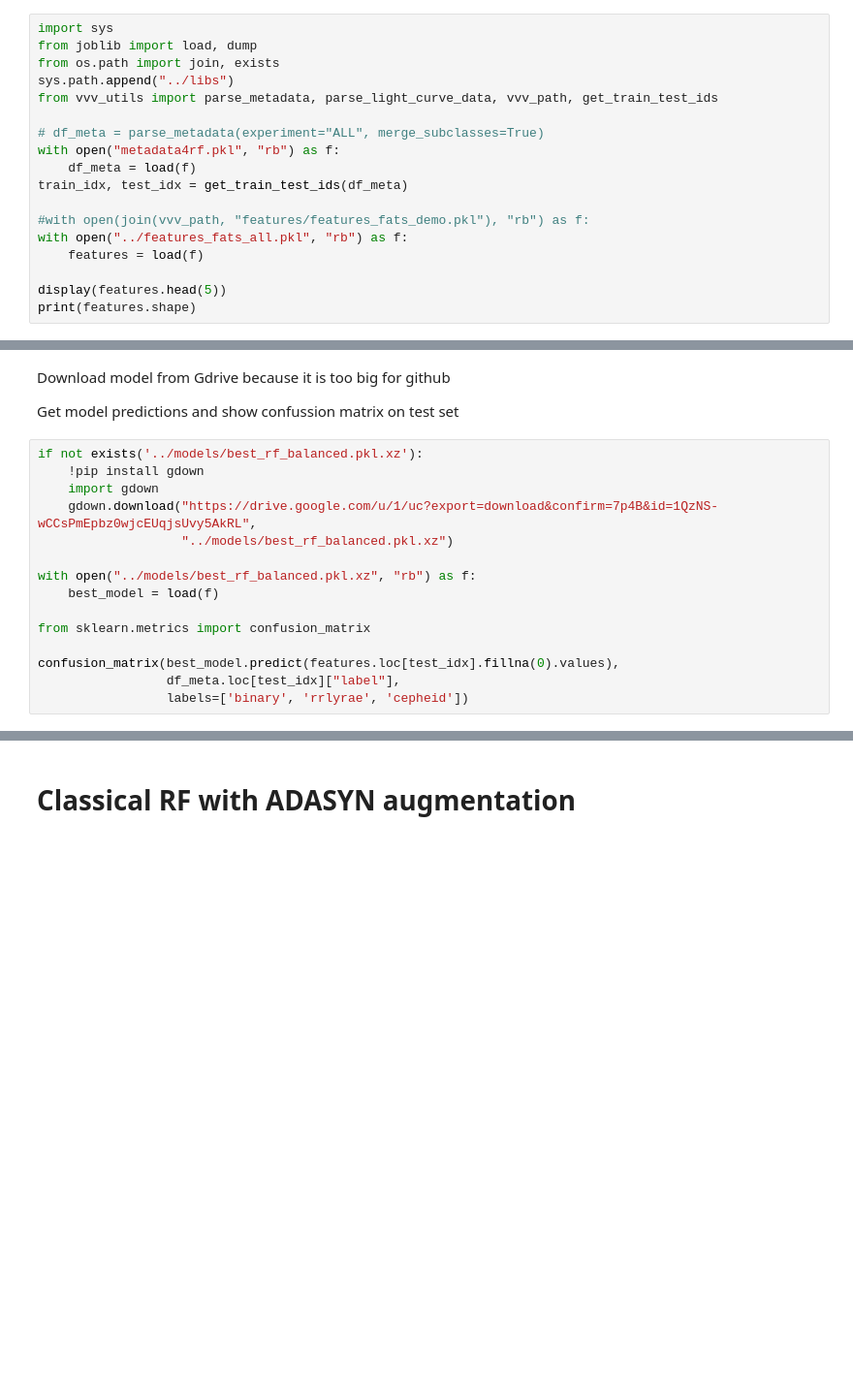
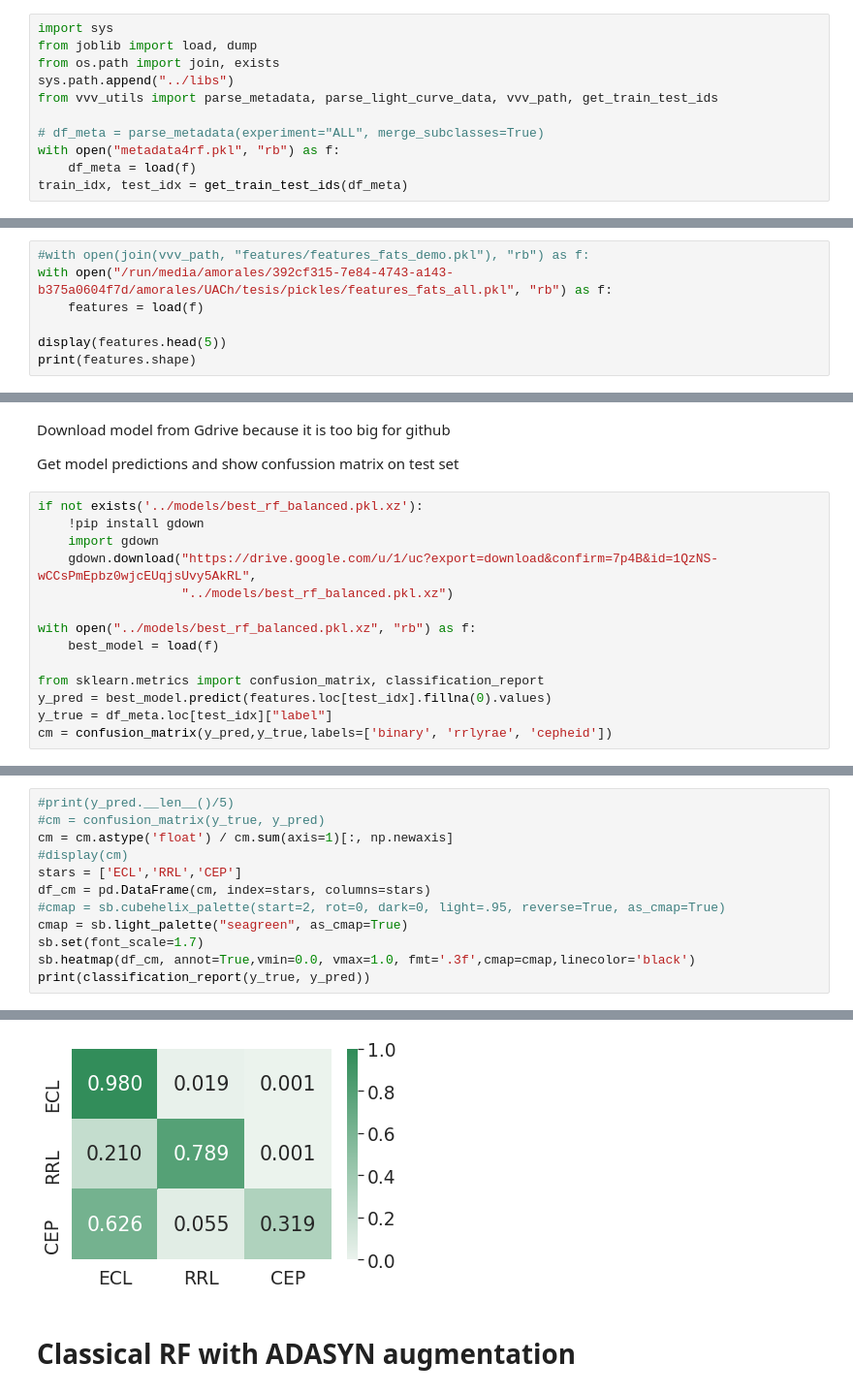
Before and after one commit to aemh00/tesis, a Jupyter notebook: notebooks/train_random_forest.ipynb, the cells around one changed output, grey strips where cells are left out. Shown at 97% size. Drawn from its saved outputs; the diff is of its cells as text; blank space fills up the shorter version.

Commit message:
Some changes and visualization

```diff
--- a/notebooks/train_random_forest.ipynb
+++ b/notebooks/train_random_forest.ipynb
@@ -19,10 +19,3 @@ from vvv_utils import parse_metadata, parse_light_curve_data, vvv_path, get_trai
 with open("metadata4rf.pkl", "rb") as f:
     df_meta = load(f)
 train_idx, test_idx = get_train_test_ids(df_meta)
-
-#with open(join(vvv_path, "features/features_fats_demo.pkl"), "rb") as f:
-with open("../features_fats_all.pkl", "rb") as f:
-    features = load(f)
-
-display(features.head(5))
-print(features.shape)
@@ -38,0 +22,7 @@ print(features.shape)
+# %%
+#with open(join(vvv_path, "features/features_fats_demo.pkl"), "rb") as f:
+with open("/run/media/amorales/392cf315-7e84-4743-a143-b375a0604f7d/amorales/UACh/tesis/pickles/features_fats_all.pkl", "rb") as f:
+    features = load(f)
+
+display(features.head(5))
+print(features.shape)
@@ -78,8 +83,7 @@ if not exists('../models/best_rf_balanced.pkl.xz'):
 with open("../models/best_rf_balanced.pkl.xz", "rb") as f:
     best_model = load(f)
 
-from sklearn.metrics import confusion_matrix
-
-confusion_matrix(best_model.predict(features.loc[test_idx].fillna(0).values),
-                 df_meta.loc[test_idx]["label"],
-                 labels=['binary', 'rrlyrae', 'cepheid'])
+from sklearn.metrics import confusion_matrix, classification_report
+y_pred = best_model.predict(features.loc[test_idx].fillna(0).values)
+y_true = df_meta.loc[test_idx]["label"]
+cm = confusion_matrix(y_pred,y_true,labels=['binary', 'rrlyrae', 'cepheid'])
@@ -89,0 +130,13 @@ array([[6047,  115,    7],
+# %%
+#print(y_pred.__len__()/5)
+#cm = confusion_matrix(y_true, y_pred)
+cm = cm.astype('float') / cm.sum(axis=1)[:, np.newaxis]
+#display(cm)
+stars = ['ECL','RRL','CEP']
+df_cm = pd.DataFrame(cm, index=stars, columns=stars)
+#cmap = sb.cubehelix_palette(start=2, rot=0, dark=0, light=.95, reverse=True, as_cmap=True)
+cmap = sb.light_palette("seagreen", as_cmap=True)
+sb.set(font_scale=1.7)
+sb.heatmap(df_cm, annot=True,vmin=0.0, vmax=1.0, fmt='.3f',cmap=cmap,linecolor='black')
+print(classification_report(y_true, y_pred))
+# %% [output]
@@ -90,3 +152,4 @@ array([[6047,  115,    7],
+[figure, added]
 # %% [markdown]
 # Classical RF with ADASYN augmentation
 # %%
```
Also changed, not shown: parts of 12 cells of this notebook, 13 other files.
